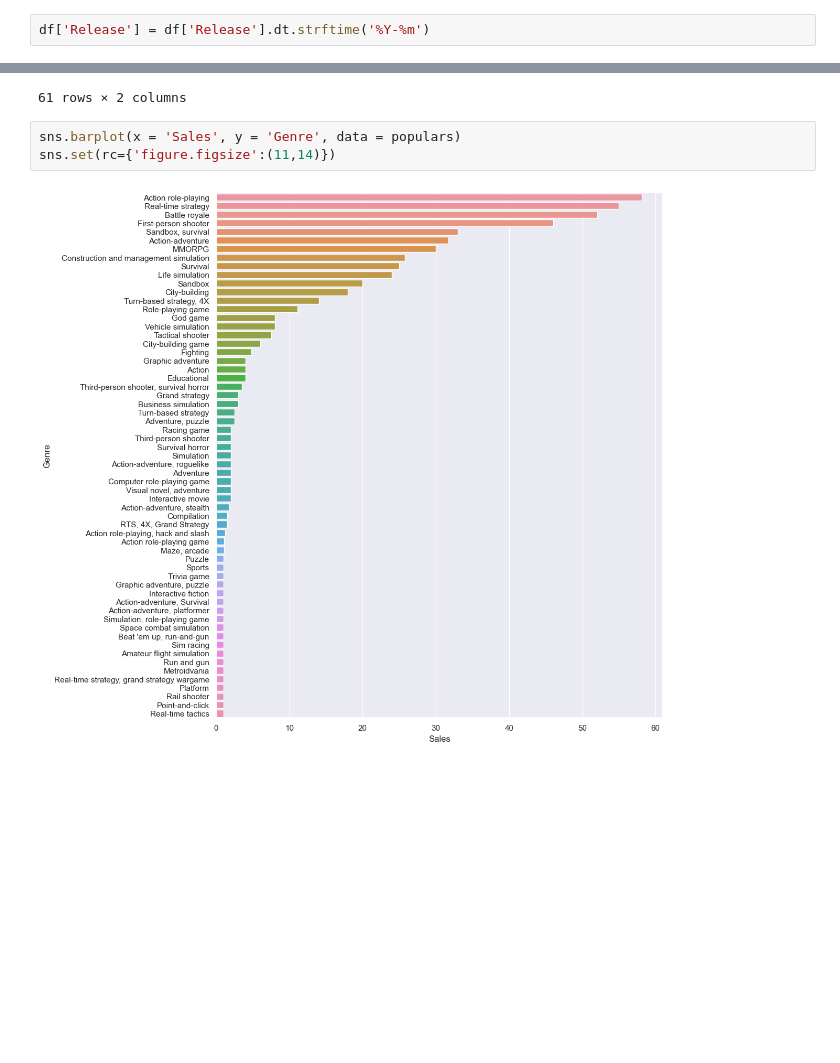
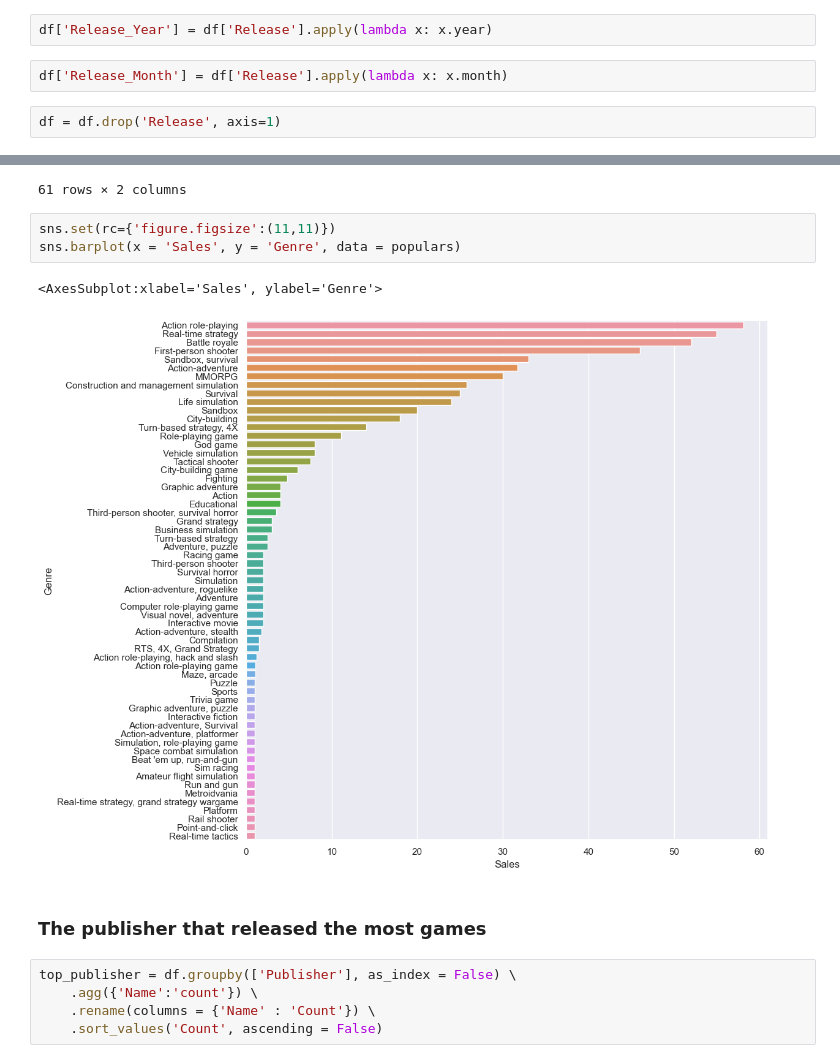
Before and after one commit to PanovDaniel/Pet_Game-sales, a Jupyter notebook: Pet1_games-sales.ipynb, the cells around one changed output, grey strips where cells are left out. Cells and saved outputs as stored; diff of their text form; blank space fills up the shorter version.

```diff
--- a/Pet1_games-sales.ipynb
+++ b/Pet1_games-sales.ipynb
@@ -109,7 +109,11 @@ df.head()
 | 3 | Garry's Mod | 20.0 | Unknown | 2006-11-01 | Sandbox | Facepunch Studios | Valve |
 | 4 | Terraria | 17.2 | Unknown | 2011-05-01 | Action-adventure | Re-Logic | Re-Logic |
 # %%
-df['Release'] = df['Release'].dt.strftime('%Y-%m')
+df['Release_Year'] = df['Release'].apply(lambda x: x.year)
+# %%
+df['Release_Month'] = df['Release'].apply(lambda x: x.month)
+# %%
+df = df.drop('Release', axis=1)
 # %%
 df.head()
 # %% [output]
@@ -160,7 +164,15 @@ populars
 | 41 | Real-time tactics | 1.0 |
 61 rows × 2 columns
 # %%
+sns.set(rc={'figure.figsize':(11,11)})
 sns.barplot(x = 'Sales', y = 'Genre', data = populars)
-sns.set(rc={'figure.figsize':(11,14)})
 # %% [output]
+<AxesSubplot:xlabel='Sales', ylabel='Genre'>
-[figure, old version]
+[figure, new version]
+# %% [markdown]
+### The publisher that released the most games
+# %%
+top_publisher = df.groupby(['Publisher'], as_index = False) \
+    .agg({'Name':'count'}) \
+    .rename(columns = {'Name' : 'Count'}) \
+    .sort_values('Count', ascending = False)
```
Also changed, not shown: parts of 24 cells of this notebook.
